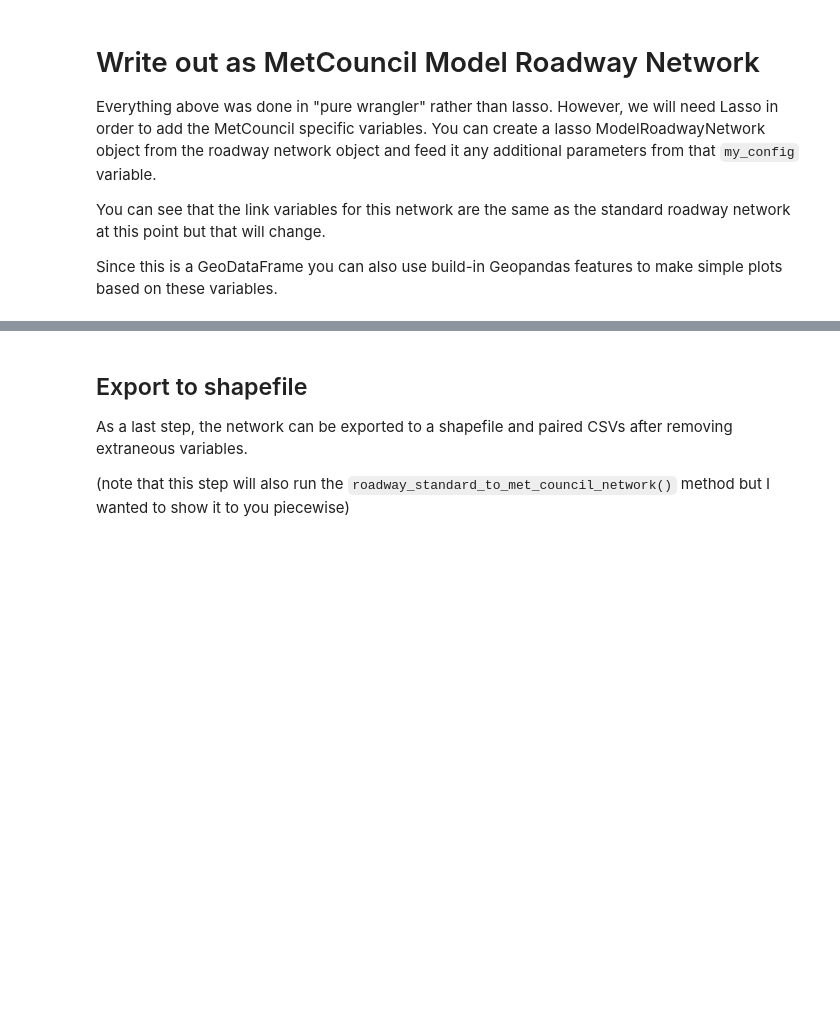
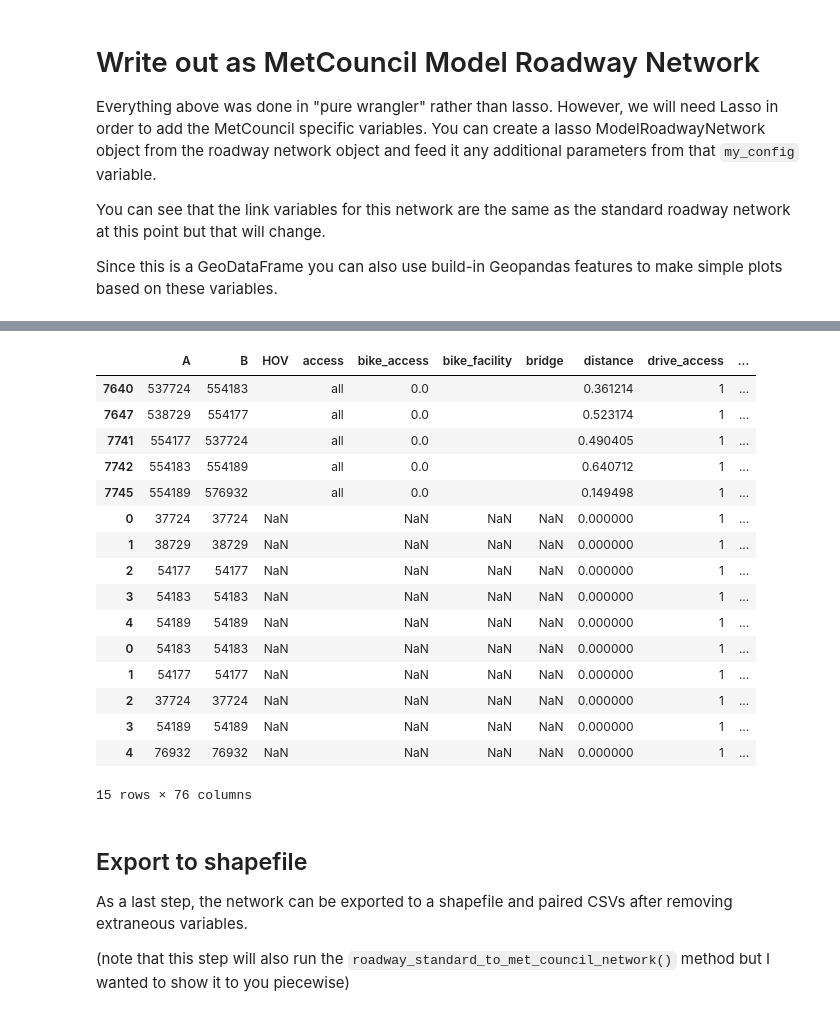
Before and after one commit to wsp-sag/Lasso, a Jupyter notebook: notebooks/Broken Parallel Managed Lanes.ipynb, the cells around one changed output, grey strips where cells are left out. Drawn from its saved outputs; the diff is of its cells as text; code cells hidden in the pictures; blank space fills up the shorter version.

```diff
--- a/notebooks/Broken Parallel Managed Lanes.ipynb
+++ b/notebooks/Broken Parallel Managed Lanes.ipynb
@@ -354,3 +345,37 @@ WranglerLogger.info("\nmodel_road_net **links_metcouncil** columns:\n - {}".form
+# %%
+model_road_net.links_metcouncil_df[model_road_net.links_metcouncil_df.model_link_id.isin([1390975,
+ 1391203,
+ 1394205,
+ 1394208,
+ 1394214,
+ 781951,
+ 782407,
+ 788411,
+ 788417,
+ 788429,
+ 781952,
+ 782408,
+ 788412,
+ 788418,
+ 788430])]
+# %% [output]
+|  | A | B | HOV | access | bike_access | bike_facility | bridge | distance | drive_access | ... |
+| 7640 | 537724 | 554183 |  | all | 0.0 |  |  | 0.361214 | 1 | ... |
+| 7647 | 538729 | 554177 |  | all | 0.0 |  |  | 0.523174 | 1 | ... |
+| 7741 | 554177 | 537724 |  | all | 0.0 |  |  | 0.490405 | 1 | ... |
+| 7742 | 554183 | 554189 |  | all | 0.0 |  |  | 0.640712 | 1 | ... |
+| 7745 | 554189 | 576932 |  | all | 0.0 |  |  | 0.149498 | 1 | ... |
+| 0 | 37724 | 37724 | NaN |  | NaN | NaN | NaN | 0.000000 | 1 | ... |
+| 1 | 38729 | 38729 | NaN |  | NaN | NaN | NaN | 0.000000 | 1 | ... |
+| 2 | 54177 | 54177 | NaN |  | NaN | NaN | NaN | 0.000000 | 1 | ... |
+| 3 | 54183 | 54183 | NaN |  | NaN | NaN | NaN | 0.000000 | 1 | ... |
+| 4 | 54189 | 54189 | NaN |  | NaN | NaN | NaN | 0.000000 | 1 | ... |
+| 0 | 54183 | 54183 | NaN |  | NaN | NaN | NaN | 0.000000 | 1 | ... |
+| 1 | 54177 | 54177 | NaN |  | NaN | NaN | NaN | 0.000000 | 1 | ... |
+| 2 | 37724 | 37724 | NaN |  | NaN | NaN | NaN | 0.000000 | 1 | ... |
+| 3 | 54189 | 54189 | NaN |  | NaN | NaN | NaN | 0.000000 | 1 | ... |
+| 4 | 76932 | 76932 | NaN |  | NaN | NaN | NaN | 0.000000 | 1 | ... |
+15 rows × 76 columns
 # %%
 model_road_net.links_metcouncil_df.plot("lanes_AM")
 # %% [markdown]
```
Also changed, not shown: parts of 24 cells of this notebook.
